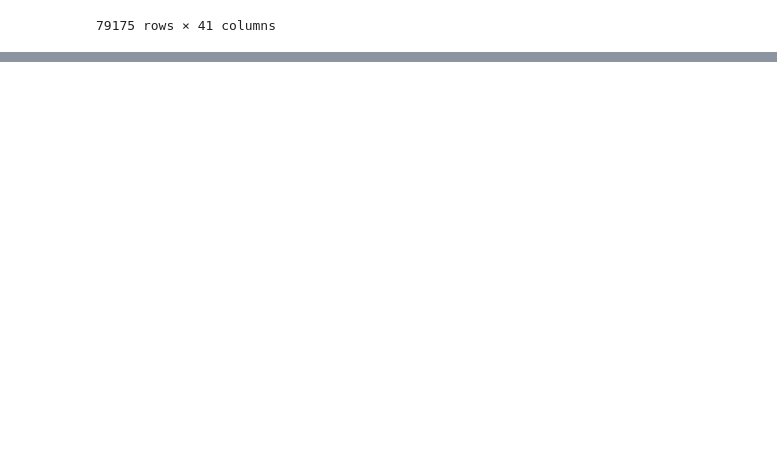
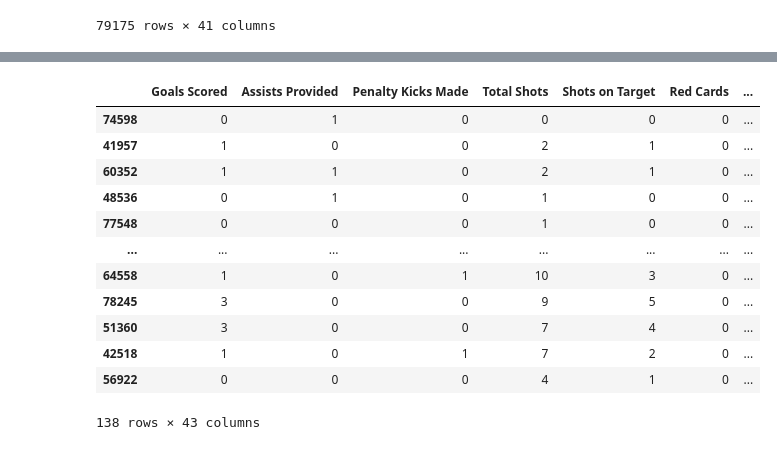
Before and after one commit to marcfolchp/thunder, a Jupyter notebook: YELO/formula-step1.ipynb, the cells around one changed output, grey strips where cells are left out. Saved outputs shown, nothing was run; the diff lists cells and outputs as text; code cells hidden in the pictures; blank space fills up the shorter version.

```diff
--- a/YELO/formula-step1.ipynb
+++ b/YELO/formula-step1.ipynb
@@ -278,0 +485,3 @@ new[(new['name player']=='Vinicius Júnior')].sort_values(by='Score')
+# %%
+yy = new.groupby('Group')['Score'].sum()/new['Score'].sum()
+yy
@@ -278,0 +494,10 @@ new[(new['name player']=='Vinicius Júnior')].sort_values(by='Score')
+# %%
+def modifi(x):
+    if x['Group'] == 'off':
+        return x['Score'] / yy.iloc[2]
+    if x['Group'] == 'mid':
+        return x['Score'] / yy.iloc[1]
+    if x['Group'] == 'def':
+        return x['Score'] / yy.iloc[0]
+
+new['modified_score'] = new.apply(modifi, axis=1)
@@ -278,0 +532,16 @@ new[(new['name player']=='Vinicius Júnior')].sort_values(by='Score')
+# %%
+new[(new['name player']=='Lionel Messi')].sort_values(by='modified_score')
+# %% [output]
+|  | Goals Scored | Assists Provided | Penalty Kicks Made | Total Shots | Shots on Target | Red Cards | ... |
+| 74598 | 0 | 1 | 0 | 0 | 0 | 0 | ... |
+| 41957 | 1 | 0 | 0 | 2 | 1 | 0 | ... |
+| 60352 | 1 | 1 | 0 | 2 | 1 | 0 | ... |
+| 48536 | 0 | 1 | 0 | 1 | 0 | 0 | ... |
+| 77548 | 0 | 0 | 0 | 1 | 0 | 0 | ... |
+| ... | ... | ... | ... | ... | ... | ... | ... |
+| 64558 | 1 | 0 | 1 | 10 | 3 | 0 | ... |
+| 78245 | 3 | 0 | 0 | 9 | 5 | 0 | ... |
+| 51360 | 3 | 0 | 0 | 7 | 4 | 0 | ... |
+| 42518 | 1 | 0 | 1 | 7 | 2 | 0 | ... |
+| 56922 | 0 | 0 | 0 | 4 | 1 | 0 | ... |
+138 rows × 43 columns
```
Also changed, not shown: parts of 13 cells of this notebook.
